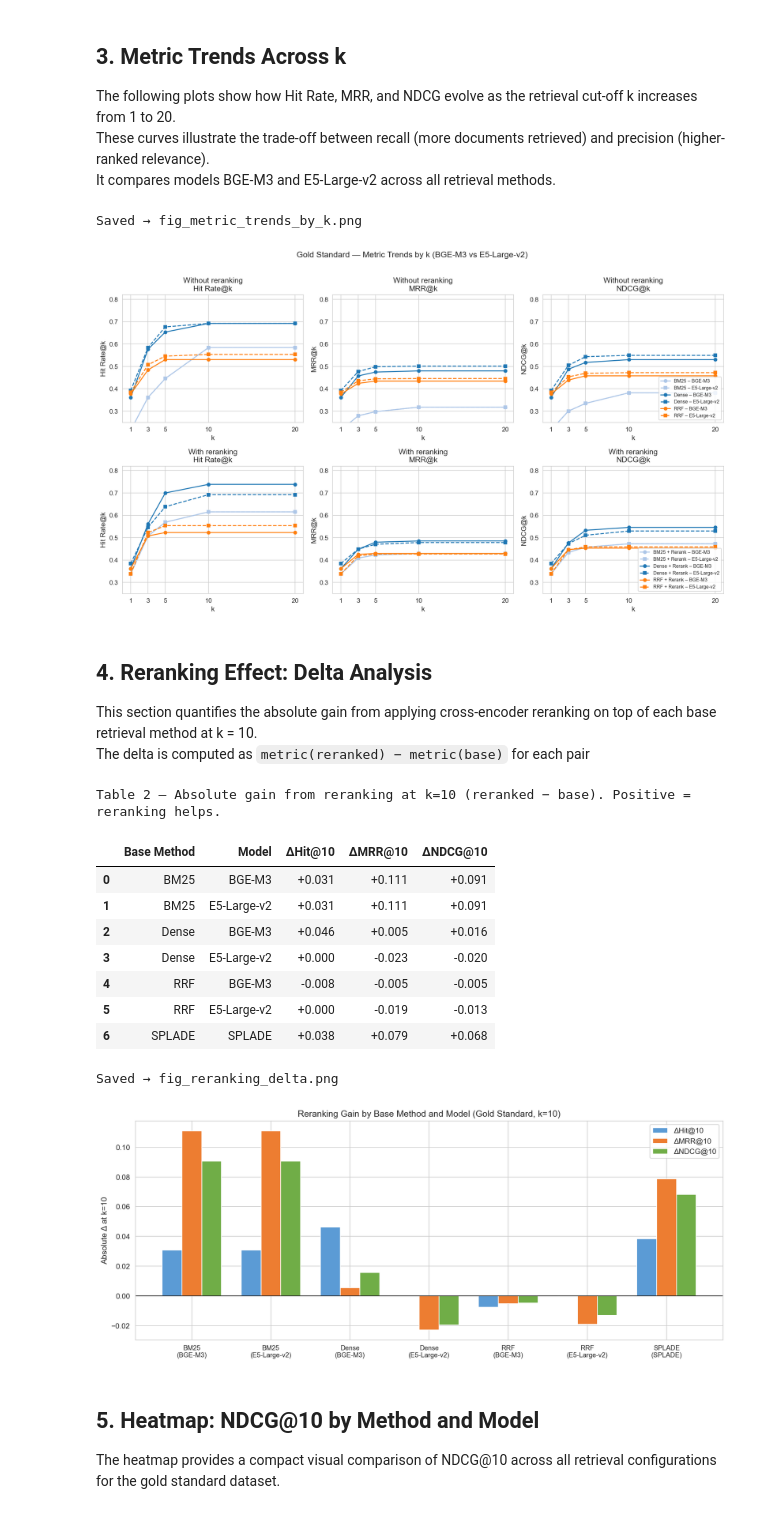
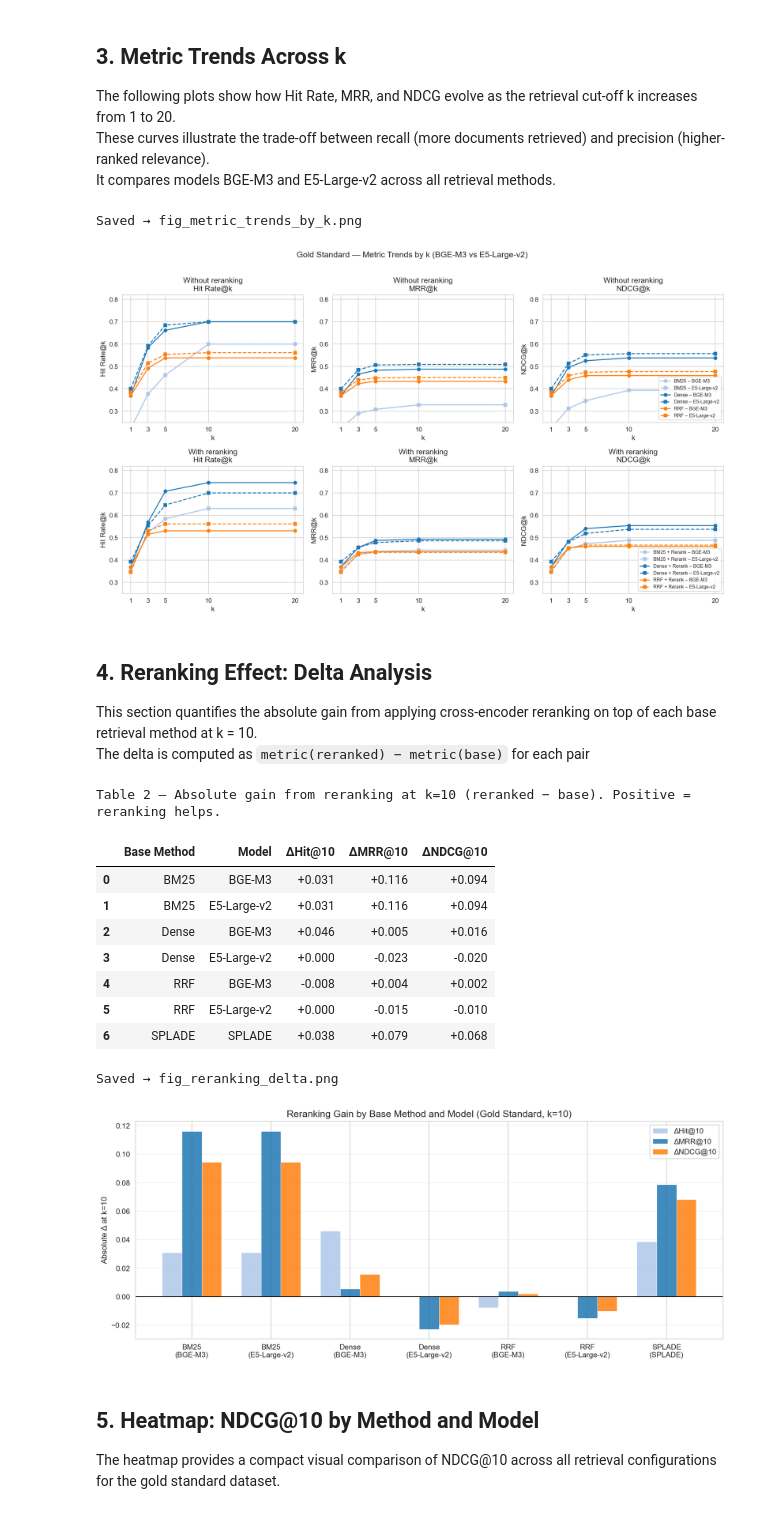
Before and after one commit to sarajose/RAG-for-Aligning-Greener-Electronics-Recommendations, a Jupyter notebook: retrieval_results.ipynb, the cells around one changed output. Saved outputs shown, nothing was run; the diff lists cells and outputs as text; code cells hidden in the pictures.

```diff
--- a/retrieval_results.ipynb
+++ b/retrieval_results.ipynb
@@ -17,6 +17,7 @@ import matplotlib.pyplot as plt
 import matplotlib.ticker as mticker
 import seaborn as sns
 from IPython.display import display
+from datetime import datetime
 
 plt.rcParams.update({
     'figure.dpi': 150,
@@ -48,9 +49,10 @@ def find_repo_root(start: Path | None = None) -> Path:
 
 # Paths
 ROOT = find_repo_root()
-OUT  = ROOT / 'outputs' / 'eval_mteb_k_split'
+OUT  = ROOT / 'outputs' / 'eval_split_v8'
 
-FIG_DIR = ROOT / 'outputs' / 'eval_mteb_k_split' / 'figures_thesis'
+_run_ts = datetime.now().strftime('%Y%m%d_%H%M%S')
+FIG_DIR = ROOT / 'outputs' / 'eval_split_v8' / f'figures_thesis_{_run_ts}'
 FIG_DIR.mkdir(parents=True, exist_ok=True)
 
 metrics_path = OUT / 'metrics_all.csv'
@@ -68,6 +70,7 @@ print('Models:', sorted(metrics['model_key'].unique()))
 print('Methods:', sorted(metrics['method'].unique()))
 print('Datasets:', sorted(metrics['dataset'].unique()))
 print('k values:', sorted(metrics['k'].unique()))
+print(f'Figures will be saved to: {FIG_DIR}')
 # %% [output]
 Rows: 140
 Models: ['bge-m3', 'e5-large-v2', 'splade']
@@ -299,7 +327,7 @@ savefig('fig_metric_trends_by_k.png')
 plt.show()
 # %% [output]
 Saved → fig_metric_trends_by_k.png
-[figure, old version]
+[figure, new version]
 # %% [markdown]
 
 ## 4. Reranking Effect: Delta Analysis
@@ -354,47 +382,53 @@ styled_delta = (
 )
 display(styled_delta)
 
-# Bar chart
+# Bar chart: original grouped structure, metric colours from the global palette
 melt = delta_df.melt(
     id_vars=['Base Method', 'Model'],
     value_vars=['ΔHit@10', 'ΔMRR@10', 'ΔNDCG@10'],
     var_name='Metric', value_name='Delta',
 )
 melt['Config'] = melt['Base Method'] + '\n(' + melt['Model'] + ')'
 
 fig, ax = plt.subplots(figsize=(12, 5))
 configs = melt['Config'].unique()
 x = np.arange(len(configs))
 width = 0.25
-metric_colors = {'ΔHit@10': '#5B9BD5', 'ΔMRR@10': '#ED7D31', 'ΔNDCG@10': '#70AD47'}
+metric_colors = {
+    'ΔHit@10':  '#aec7e8',  # light blue
+    'ΔMRR@10':  '#1f77b4',  # dark blue
+    'ΔNDCG@10': '#ff7f0e',  # orange
+}
 
 for i, metric in enumerate(['ΔHit@10', 'ΔMRR@10', 'ΔNDCG@10']):
     vals = [melt[(melt['Config'] == c) & (melt['Metric'] == metric)]['Delta'].values[0]
             if not melt[(melt['Config'] == c) & (melt['Metric'] == metric)].empty else 0
             for c in configs]
-    ax.bar(x + (i - 1) * width, vals, width, label=metric, color=metric_colors[metric])
+    ax.bar(x + (i - 1) * width, vals, width, label=metric,
+           color=metric_colors[metric], alpha=0.85, edgecolor='white', linewidth=0.5)
 
 ax.axhline(0, color='black', linewidth=0.8)
 ax.set_xticks(x)
-ax.set_xticklabels(configs, fontsize=9)
-ax.set_ylabel('Absolute Δ at k=10')
-ax.set_title('Reranking Gain by Base Method and Model (Gold Standard, k=10)')
-ax.legend()
+ax.set_xticklabels(configs, fontsize=10)
+ax.set_ylabel('Absolute Δ at k=10', fontsize=11)
+ax.set_title('Reranking Gain by Base Method and Model (Gold Standard, k=10)', fontsize=13)
+ax.legend(fontsize=10)
+ax.yaxis.grid(True, alpha=0.3)
 plt.tight_layout()
 savefig('fig_reranking_delta.png')
 plt.show()
 # %% [output]
 Table 2 — Absolute gain from reranking at k=10 (reranked − base). Positive = reranking helps.
 |  | Base Method | Model | ΔHit@10 | ΔMRR@10 | ΔNDCG@10 |
-| 0 | BM25 | BGE-M3 | +0.031 | +0.111 | +0.091 |
-| 1 | BM25 | E5-Large-v2 | +0.031 | +0.111 | +0.091 |
+| 0 | BM25 | BGE-M3 | +0.031 | +0.116 | +0.094 |
+| 1 | BM25 | E5-Large-v2 | +0.031 | +0.116 | +0.094 |
 | 2 | Dense | BGE-M3 | +0.046 | +0.005 | +0.016 |
 | 3 | Dense | E5-Large-v2 | +0.000 | -0.023 | -0.020 |
-| 4 | RRF | BGE-M3 | -0.008 | -0.005 | -0.005 |
-| 5 | RRF | E5-Large-v2 | +0.000 | -0.019 | -0.013 |
+| 4 | RRF | BGE-M3 | -0.008 | +0.004 | +0.002 |
+| 5 | RRF | E5-Large-v2 | +0.000 | -0.015 | -0.010 |
 | 6 | SPLADE | SPLADE | +0.038 | +0.079 | +0.068 |
 Saved → fig_reranking_delta.png
-[figure, old version]
+[figure, new version]
 # %% [markdown]
 
 ## 5. Heatmap: NDCG@10 by Method and Model
```
Also changed, not shown: parts of 13 cells of this notebook.
